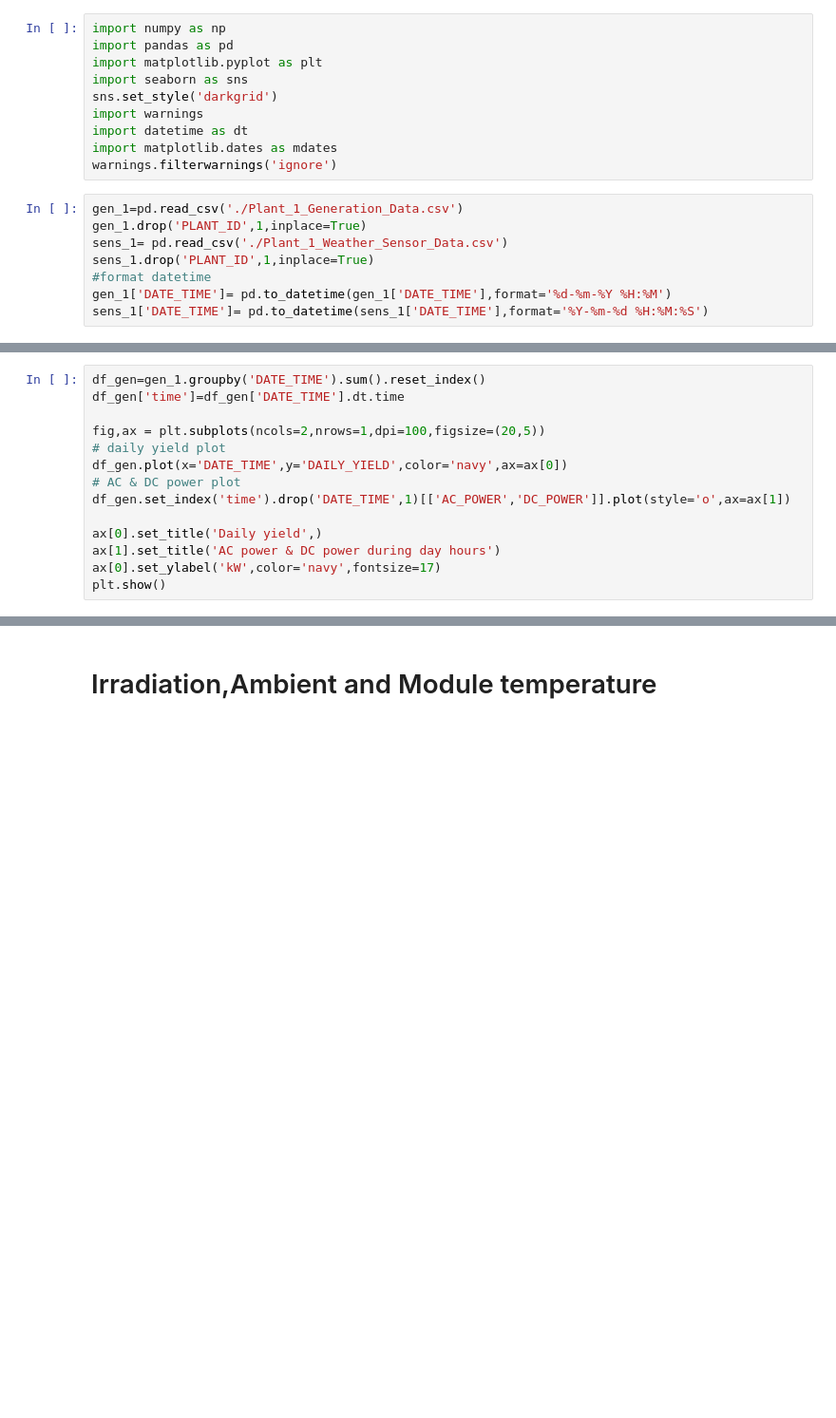
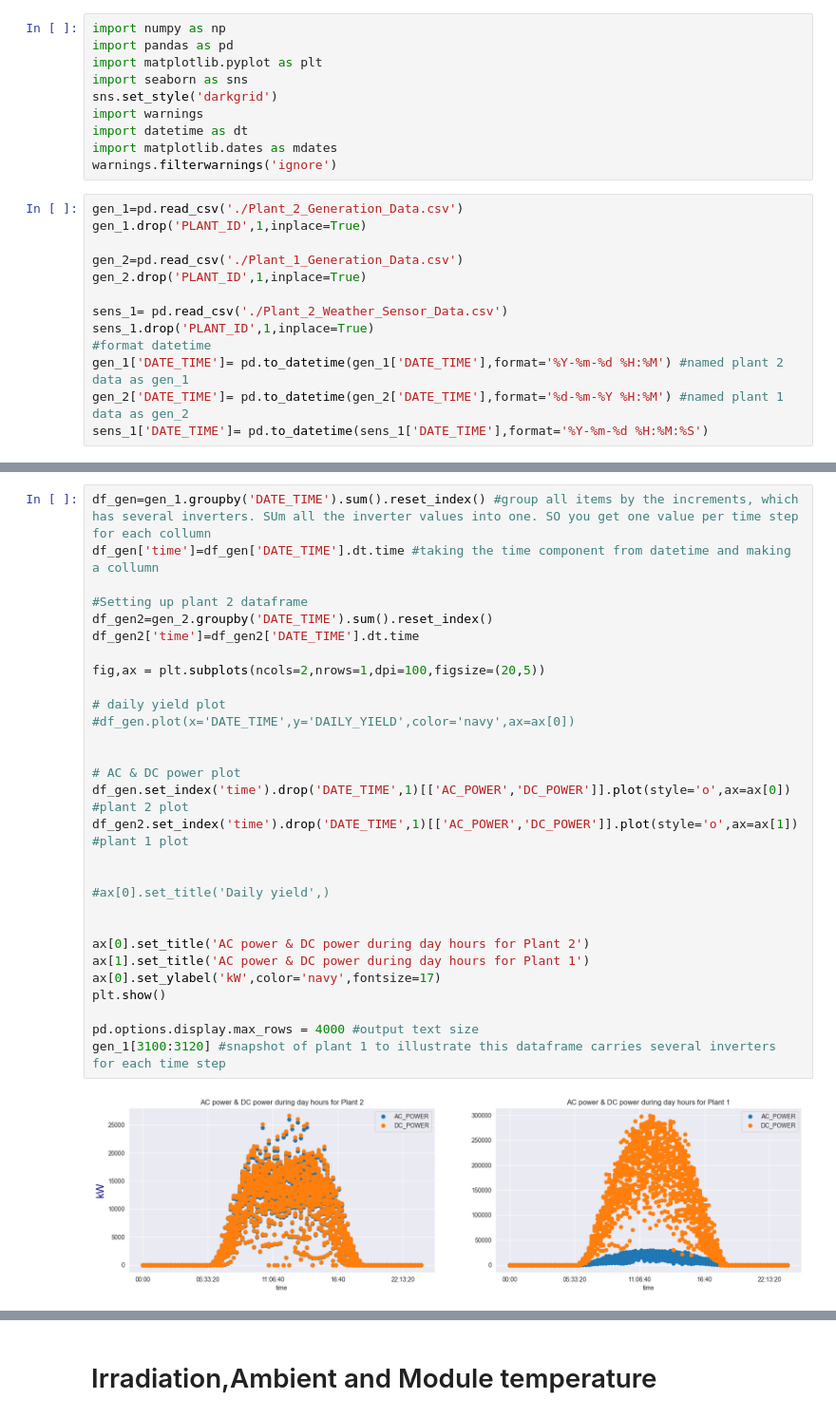
Before and after one commit to YohannesDK/DAT540_Group_11, a Jupyter notebook: Arima-Prophet-Tests.ipynb, the cells around one changed output, grey strips where cells are left out. Shown at 95% size. Cells and saved outputs as stored; diff of their text form; blank space fills up the shorter version.

Commit message:
updated data

```diff
--- a/Arima-Prophet-Tests.ipynb
+++ b/Arima-Prophet-Tests.ipynb
@@ -11,10 +11,15 @@ import datetime as dt
 import matplotlib.dates as mdates
 warnings.filterwarnings('ignore')
 # %%
-gen_1=pd.read_csv('./Plant_1_Generation_Data.csv')
+gen_1=pd.read_csv('./Plant_2_Generation_Data.csv')
 gen_1.drop('PLANT_ID',1,inplace=True)
-sens_1= pd.read_csv('./Plant_1_Weather_Sensor_Data.csv')
+
+gen_2=pd.read_csv('./Plant_1_Generation_Data.csv')
+gen_2.drop('PLANT_ID',1,inplace=True)
+
+sens_1= pd.read_csv('./Plant_2_Weather_Sensor_Data.csv')
 sens_1.drop('PLANT_ID',1,inplace=True)
 #format datetime
-gen_1['DATE_TIME']= pd.to_datetime(gen_1['DATE_TIME'],format='%d-%m-%Y %H:%M')
+gen_1['DATE_TIME']= pd.to_datetime(gen_1['DATE_TIME'],format='%Y-%m-%d %H:%M') #named plant 2 data as gen_1
+gen_2['DATE_TIME']= pd.to_datetime(gen_2['DATE_TIME'],format='%d-%m-%Y %H:%M') #named plant 1 data as gen_2
 sens_1['DATE_TIME']= pd.to_datetime(sens_1['DATE_TIME'],format='%Y-%m-%d %H:%M:%S')
@@ -23,14 +29,31 @@ sens_1['DATE_TIME']= pd.to_datetime(sens_1['DATE_TIME'],format='%Y-%m-%d %H:%M:%
 # %%
-df_gen=gen_1.groupby('DATE_TIME').sum().reset_index()
-df_gen['time']=df_gen['DATE_TIME'].dt.time
+df_gen=gen_1.groupby('DATE_TIME').sum().reset_index() #group all items by the increments, which has several inverters. SUm all the inverter values into one. SO you get one value per time step for each collumn
+df_gen['time']=df_gen['DATE_TIME'].dt.time #taking the time component from datetime and making a collumn
+
+#Setting up plant 2 dataframe
+df_gen2=gen_2.groupby('DATE_TIME').sum().reset_index()
+df_gen2['time']=df_gen2['DATE_TIME'].dt.time
 
 fig,ax = plt.subplots(ncols=2,nrows=1,dpi=100,figsize=(20,5))
+
 # daily yield plot
-df_gen.plot(x='DATE_TIME',y='DAILY_YIELD',color='navy',ax=ax[0])
+#df_gen.plot(x='DATE_TIME',y='DAILY_YIELD',color='navy',ax=ax[0])
+
+
 # AC & DC power plot
-df_gen.set_index('time').drop('DATE_TIME',1)[['AC_POWER','DC_POWER']].plot(style='o',ax=ax[1])
+df_gen.set_index('time').drop('DATE_TIME',1)[['AC_POWER','DC_POWER']].plot(style='o',ax=ax[0]) #plant 2 plot
+df_gen2.set_index('time').drop('DATE_TIME',1)[['AC_POWER','DC_POWER']].plot(style='o',ax=ax[1]) #plant 1 plot
 
-ax[0].set_title('Daily yield',)
-ax[1].set_title('AC power & DC power during day hours')
+
+#ax[0].set_title('Daily yield',)
+
+
+ax[0].set_title('AC power & DC power during day hours for Plant 2')
+ax[1].set_title('AC power & DC power during day hours for Plant 1')
 ax[0].set_ylabel('kW',color='navy',fontsize=17)
 plt.show()
+
+pd.options.display.max_rows = 4000 #output text size
+gen_1[3100:3120] #snapshot of plant 1 to illustrate this dataframe carries several inverters for each time step
+# %% [output]
+[figure, added]
```
Also changed, not shown: parts of 15 cells of this notebook.
